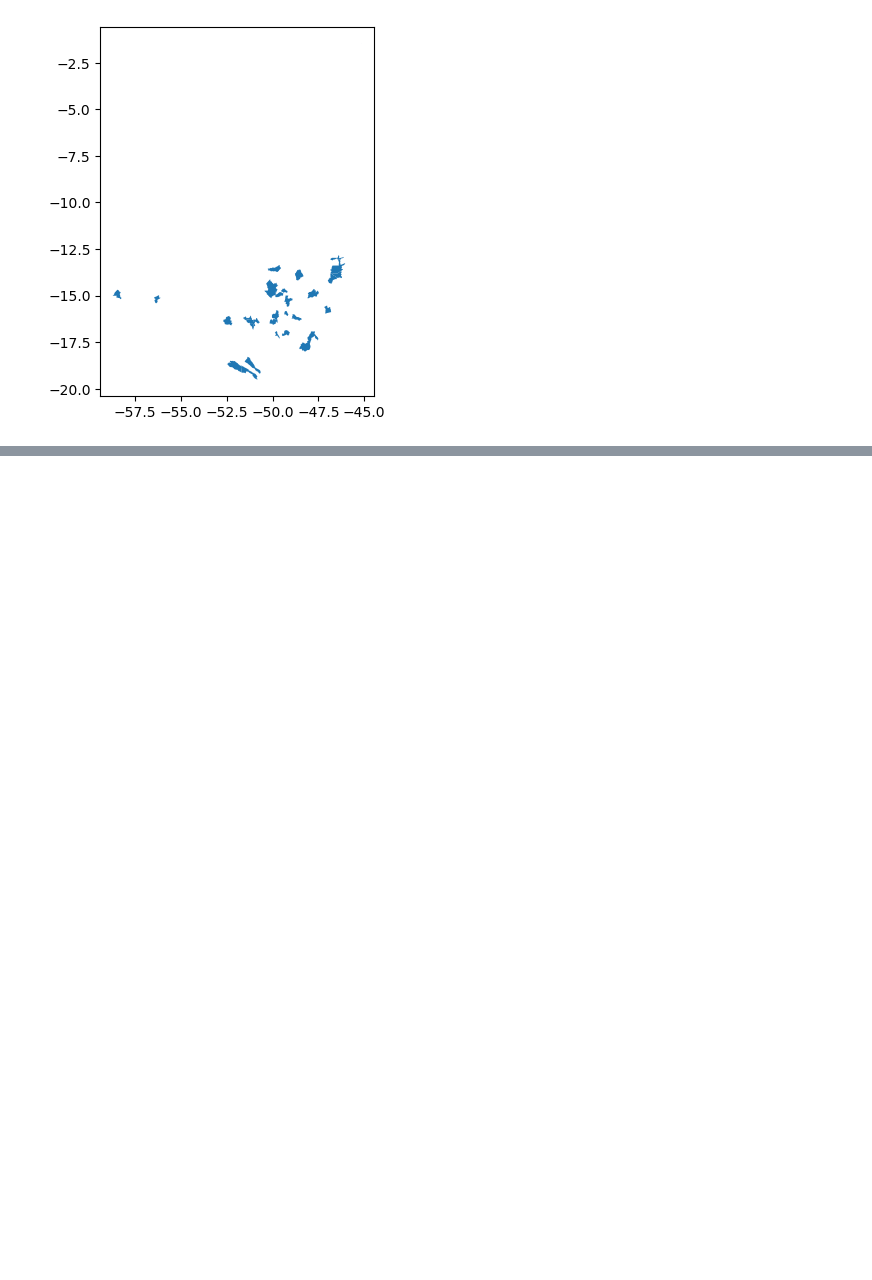
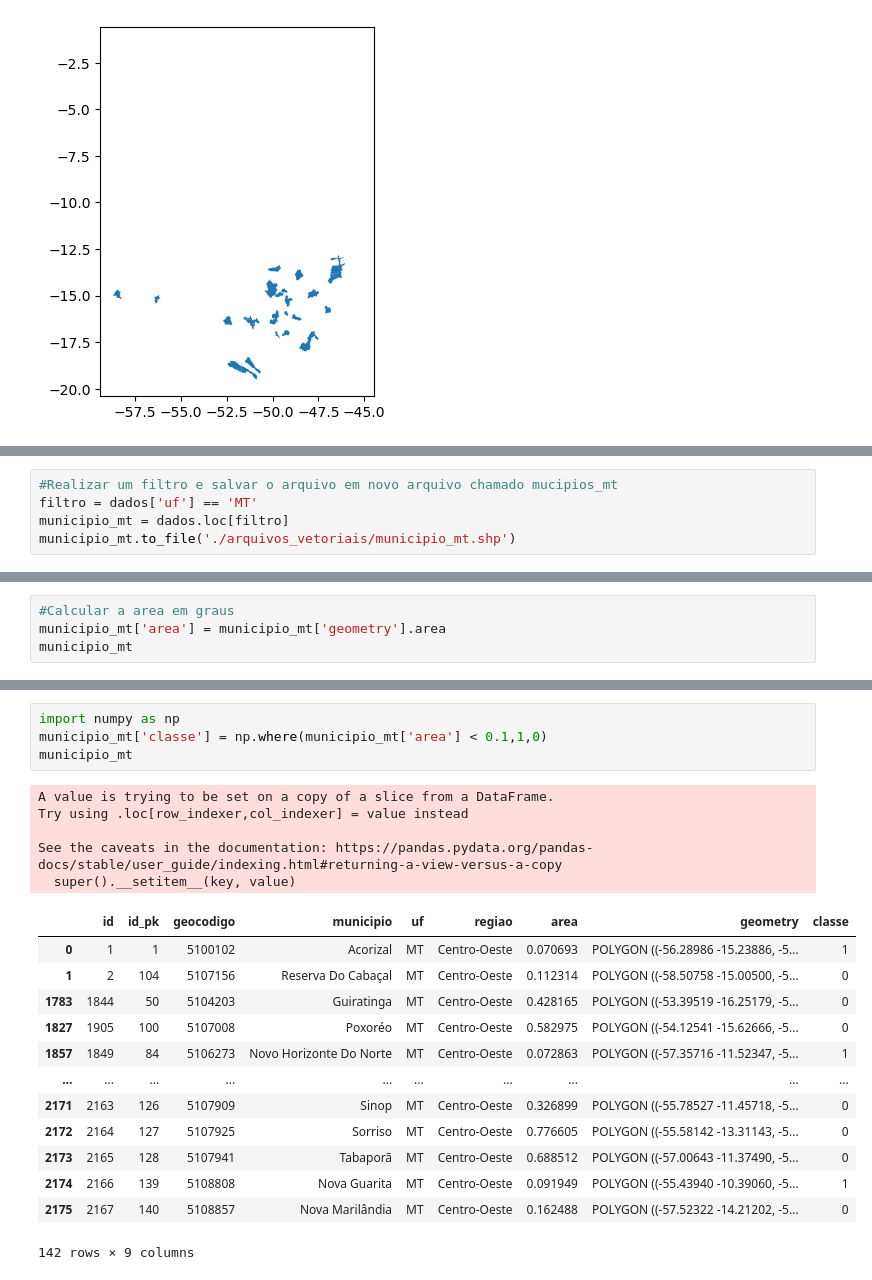
Before and after one commit to wedja/Python-Gis, a Jupyter notebook: geopandas.ipynb, the cells around one changed output, grey strips where cells are left out. Saved outputs shown, nothing was run; the diff lists cells and outputs as text; blank space fills up the shorter version.

Commit message:
Adicionado uma nova modificiação

```diff
--- a/geopandas.ipynb
+++ b/geopandas.ipynb
@@ -101,0 +183,5 @@ data_filter.plot();
+# %%
+#Realizar um filtro e salvar o arquivo em novo arquivo chamado mucipios_mt
+filtro = dados['uf'] == 'MT'
+municipio_mt = dados.loc[filtro]
+municipio_mt.to_file('./arquivos_vetoriais/municipio_mt.shp')
@@ -101,0 +205,4 @@ data_filter.plot();
+# %%
+#Calcular a area em graus
+municipio_mt['area'] = municipio_mt['geometry'].area
+municipio_mt
@@ -101,0 +229,23 @@ data_filter.plot();
+# %%
+import numpy as np
+municipio_mt['classe'] = np.where(municipio_mt['area'] < 0.1,1,0)
+municipio_mt
+# %% [output]
+A value is trying to be set on a copy of a slice from a DataFrame.
+Try using .loc[row_indexer,col_indexer] = value instead
+
+See the caveats in the documentation: https://pandas.pydata.org/pandas-docs/stable/user_guide/indexing.html#returning-a-view-versus-a-copy
+  super().__setitem__(key, value)
+|  | id | id_pk | geocodigo | municipio | uf | regiao | area | geometry | classe |
+| 0 | 1 | 1 | 5100102 | Acorizal | MT | Centro-Oeste | 0.070693 | POLYGON ((-56.28986 -15.23886, -5... | 1 |
+| 1 | 2 | 104 | 5107156 | Reserva Do Cabaçal | MT | Centro-Oeste | 0.112314 | POLYGON ((-58.50758 -15.00500, -5... | 0 |
+| 1783 | 1844 | 50 | 5104203 | Guiratinga | MT | Centro-Oeste | 0.428165 | POLYGON ((-53.39519 -16.25179, -5... | 0 |
+| 1827 | 1905 | 100 | 5107008 | Poxoréo | MT | Centro-Oeste | 0.582975 | POLYGON ((-54.12541 -15.62666, -5... | 0 |
+| 1857 | 1849 | 84 | 5106273 | Novo Horizonte Do Norte | MT | Centro-Oeste | 0.072863 | POLYGON ((-57.35716 -11.52347, -5... | 1 |
+| ... | ... | ... | ... | ... | ... | ... | ... | ... | ... |
+| 2171 | 2163 | 126 | 5107909 | Sinop | MT | Centro-Oeste | 0.326899 | POLYGON ((-55.78527 -11.45718, -5... | 0 |
+| 2172 | 2164 | 127 | 5107925 | Sorriso | MT | Centro-Oeste | 0.776605 | POLYGON ((-55.58142 -13.31143, -5... | 0 |
+| 2173 | 2165 | 128 | 5107941 | Tabaporã | MT | Centro-Oeste | 0.688512 | POLYGON ((-57.00643 -11.37490, -5... | 0 |
+| 2174 | 2166 | 139 | 5108808 | Nova Guarita | MT | Centro-Oeste | 0.091949 | POLYGON ((-55.43940 -10.39060, -5... | 1 |
+| 2175 | 2167 | 140 | 5108857 | Nova Marilândia | MT | Centro-Oeste | 0.162488 | POLYGON ((-57.52322 -14.21202, -5... | 0 |
+142 rows × 9 columns
```
Also changed, not shown: parts of 10 cells of this notebook, 5 other files.
